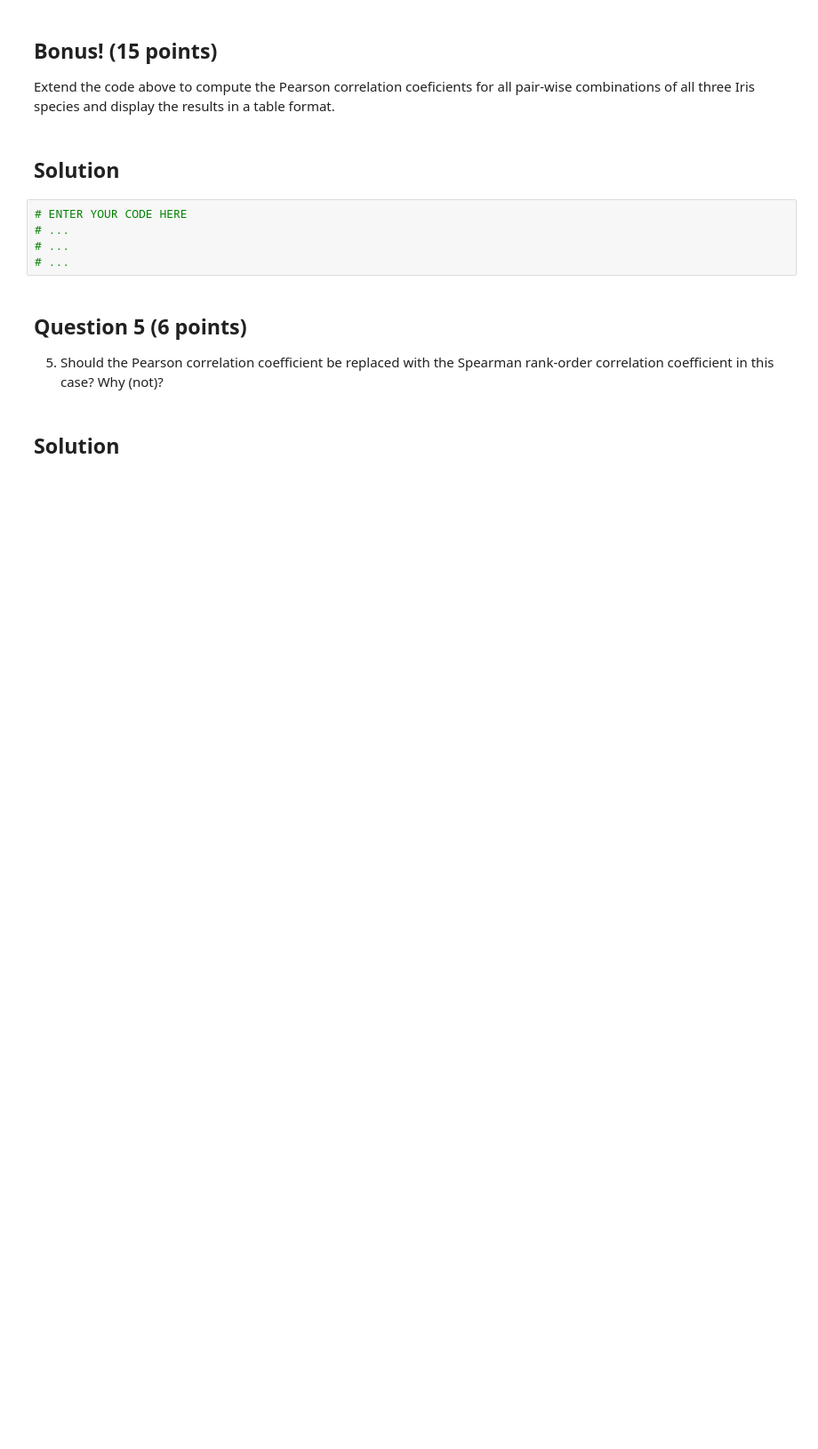
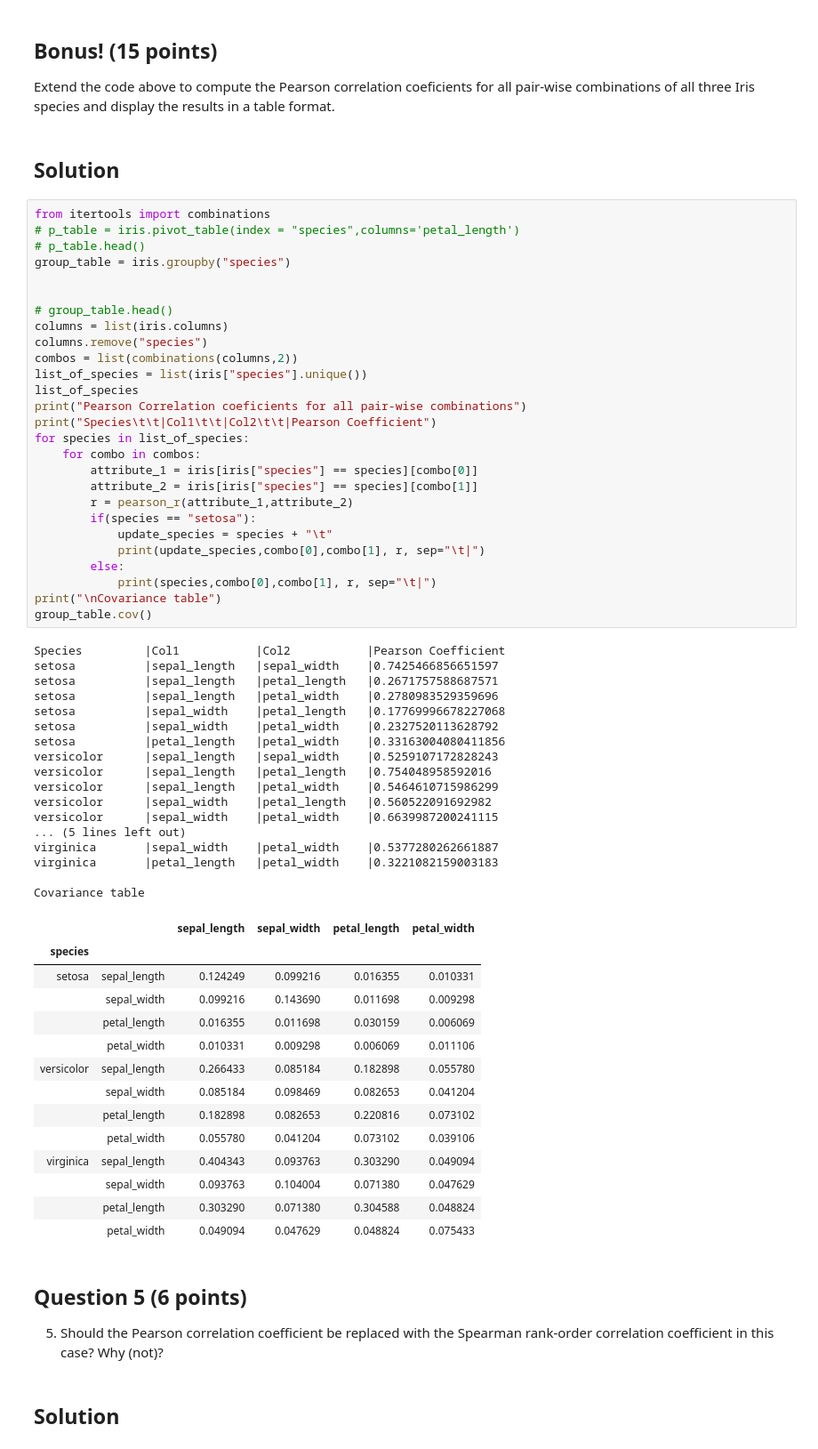
Before and after one commit to AdamCorbinFAUPhD/CAP5768-Intro-to-Data-Science, a Jupyter notebook: assignment_3/CAP5768_Assignment3_Corbin_Adam.ipynb, the cells around one changed output. Shown at 89% size. Saved outputs shown, nothing was run; the diff lists cells and outputs as text; blank space fills up the shorter version.

```diff
--- a/assignment_3/CAP5768_Assignment3_Corbin_Adam.ipynb
+++ b/assignment_3/CAP5768_Assignment3_Corbin_Adam.ipynb
@@ -393,11 +387,65 @@ Pearson correlation coefficient between petal length and petal width for versico
 Extend the code above to compute the Pearson correlation coeficients for all pair-wise combinations of all three Iris species and display the results in a table format.
 # %% [markdown]
 ## Solution
-# %%
-# ENTER YOUR CODE HERE
-# ...
-# ...
-# ...
+# %%
+from itertools import combinations
+# p_table = iris.pivot_table(index = "species",columns='petal_length')
+# p_table.head()
+group_table = iris.groupby("species")
+
+
+# group_table.head()
+columns = list(iris.columns)
+columns.remove("species")
+combos = list(combinations(columns,2))
+list_of_species = list(iris["species"].unique())
+list_of_species
+print("Pearson Correlation coeficients for all pair-wise combinations")
+print("Species\t\t|Col1\t\t|Col2\t\t|Pearson Coefficient")
+for species in list_of_species:
+    for combo in combos:
+        attribute_1 = iris[iris["species"] == species][combo[0]]
+        attribute_2 = iris[iris["species"] == species][combo[1]]
+        r = pearson_r(attribute_1,attribute_2)
+        if(species == "setosa"):
+            update_species = species + "\t"
+            print(update_species,combo[0],combo[1], r, sep="\t|")
+        else:
+            print(species,combo[0],combo[1], r, sep="\t|")
+print("\nCovariance table")
+group_table.cov()
+# %% [output]
+Species         |Col1           |Col2           |Pearson Coefficient
+setosa          |sepal_length   |sepal_width    |0.7425466856651597
+setosa          |sepal_length   |petal_length   |0.2671757588687571
+setosa          |sepal_length   |petal_width    |0.2780983529359696
+setosa          |sepal_width    |petal_length   |0.17769996678227068
+setosa          |sepal_width    |petal_width    |0.2327520113628792
+setosa          |petal_length   |petal_width    |0.33163004080411856
+versicolor      |sepal_length   |sepal_width    |0.5259107172828243
+versicolor      |sepal_length   |petal_length   |0.754048958592016
+versicolor      |sepal_length   |petal_width    |0.5464610715986299
+versicolor      |sepal_width    |petal_length   |0.560522091692982
+versicolor      |sepal_width    |petal_width    |0.6639987200241115
+... (5 lines left out)
+virginica       |sepal_width    |petal_width    |0.5377280262661887
+virginica       |petal_length   |petal_width    |0.3221082159003183
+
+Covariance table
+|  |  | sepal_length | sepal_width | petal_length | petal_width |
+| species |  |  |  |  |  |
+| setosa | sepal_length | 0.124249 | 0.099216 | 0.016355 | 0.010331 |
+|  | sepal_width | 0.099216 | 0.143690 | 0.011698 | 0.009298 |
+|  | petal_length | 0.016355 | 0.011698 | 0.030159 | 0.006069 |
+|  | petal_width | 0.010331 | 0.009298 | 0.006069 | 0.011106 |
+| versicolor | sepal_length | 0.266433 | 0.085184 | 0.182898 | 0.055780 |
+|  | sepal_width | 0.085184 | 0.098469 | 0.082653 | 0.041204 |
+|  | petal_length | 0.182898 | 0.082653 | 0.220816 | 0.073102 |
+|  | petal_width | 0.055780 | 0.041204 | 0.073102 | 0.039106 |
+| virginica | sepal_length | 0.404343 | 0.093763 | 0.303290 | 0.049094 |
+|  | sepal_width | 0.093763 | 0.104004 | 0.071380 | 0.047629 |
+|  | petal_length | 0.303290 | 0.071380 | 0.304588 | 0.048824 |
+|  | petal_width | 0.049094 | 0.047629 | 0.048824 | 0.075433 |
 # %% [markdown]
 ## Question 5 (6 points)
 
```
Also changed, not shown: parts of 5 cells of this notebook.
